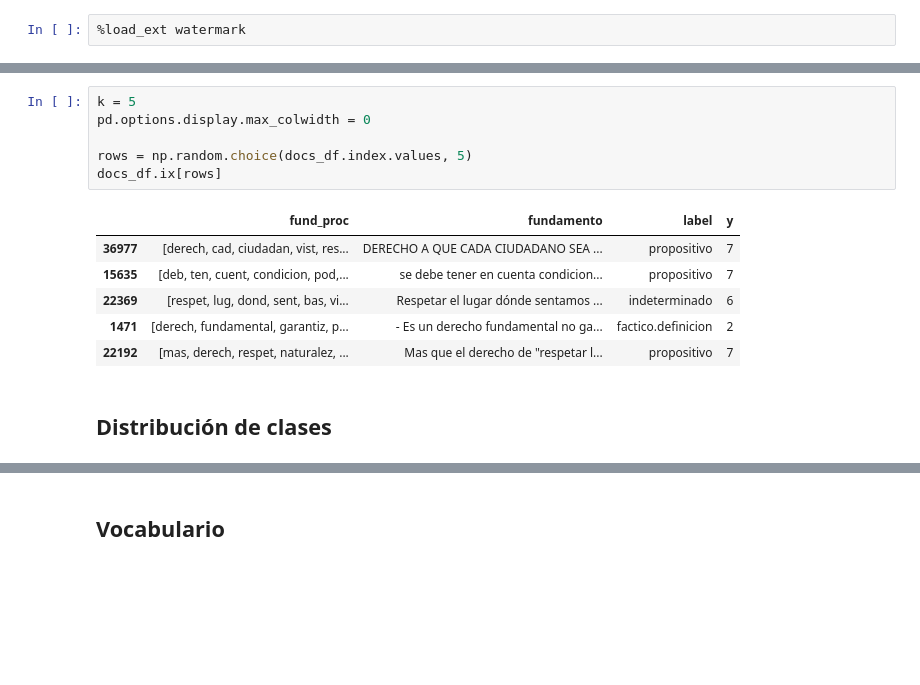
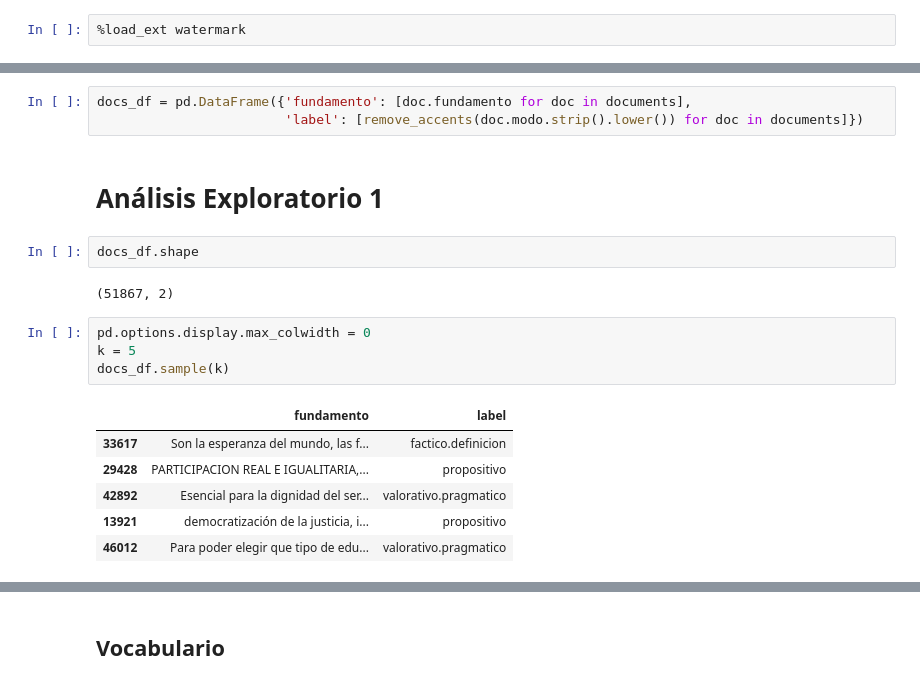
Before and after one commit to mquezada/elas-dataset-baselines, a Jupyter notebook: Classification-with-tf-idf.ipynb, the cells around one changed output, grey strips where cells are left out. Cells and saved outputs as stored; diff of their text form; blank space fills up the shorter version.

```diff
--- a/Classification-with-tf-idf.ipynb
+++ b/Classification-with-tf-idf.ipynb
@@ -69,18 +51,23 @@ total cols (vocabulary): 13222
-# %%
-k = 5
-pd.options.display.max_colwidth = 0
-
-rows = np.random.choice(docs_df.index.values, 5)
-docs_df.ix[rows]
-# %% [output]
-|  | fund_proc | fundamento | label | y |
-| 36977 | [derech, cad, ciudadan, vist, res... | DERECHO A QUE CADA CIUDADANO SEA ... | propositivo | 7 |
-| 15635 | [deb, ten, cuent, condicion, pod,... | se debe tener en cuenta condicion... | propositivo | 7 |
-| 22369 | [respet, lug, dond, sent, bas, vi... | Respetar el lugar dónde sentamos ... | indeterminado | 6 |
-| 1471 | [derech, fundamental, garantiz, p... | - Es un derecho fundamental no ga... | factico.definicion | 2 |
-| 22192 | [mas, derech, respet, naturalez, ... | Mas que el derecho de "respetar l... | propositivo | 7 |
-# %% [markdown]
-## Distribución de clases
+# %%
+docs_df = pd.DataFrame({'fundamento': [doc.fundamento for doc in documents],
+                        'label': [remove_accents(doc.modo.strip().lower()) for doc in documents]})
+# %% [markdown]
+# Análisis Exploratorio 1
+# %%
+docs_df.shape
+# %% [output]
+(51867, 2)
+# %%
+pd.options.display.max_colwidth = 0
+k = 5
+docs_df.sample(k)
+# %% [output]
+|  | fundamento | label |
+| 33617 | Son la esperanza del mundo, las f... | factico.definicion |
+| 29428 | PARTICIPACION REAL E IGUALITARIA,... | propositivo |
+| 42892 | Esencial para la dignidad del ser... | valorativo.pragmatico |
+| 13921 | democratización de la justicia, i... | propositivo |
+| 46012 | Para poder elegir que tipo de edu... | valorativo.pragmatico |
 # %%
 docs_df['label'].value_counts()
 # %% [output]
```
Also changed, not shown: parts of 41 cells of this notebook, 1 other file.
